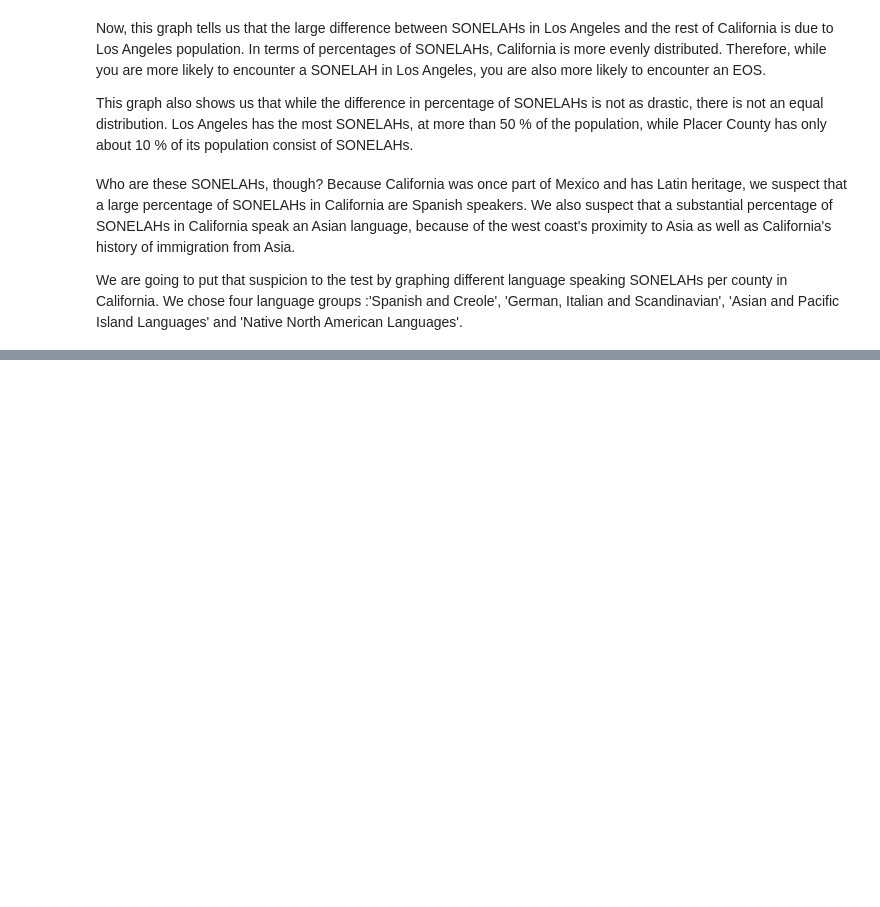
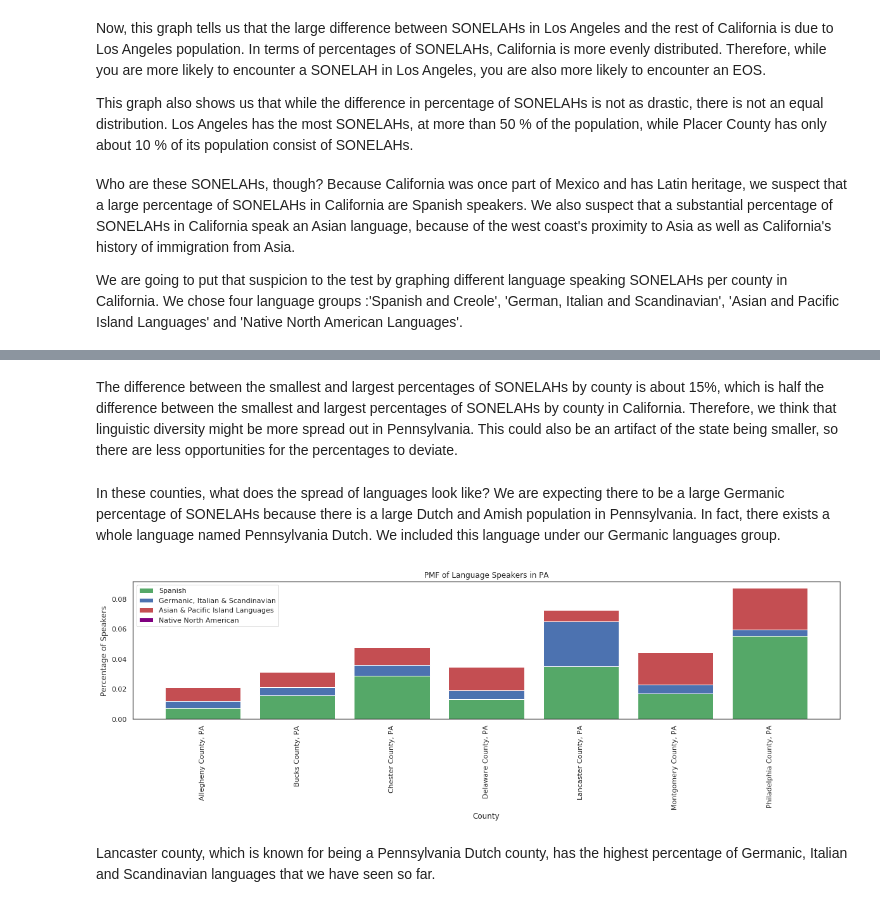
Before and after one commit to AllisonBusa/The-Mother-Tongue-of-US-Communities, a Jupyter notebook: finalfinal.ipynb, the cells around one changed output, grey strips where cells are left out. Drawn from its saved outputs; the diff is of its cells as text; code cells hidden in the pictures; blank space fills up the shorter version.

```diff
--- a/finalfinal.ipynb
+++ b/finalfinal.ipynb
@@ -567,0 +594,10 @@ We were surprised that in San Francisco county and in Santa Clara county, the ma
+# %% [markdown]
+The difference between the smallest and largest percentages of SONELAHs by county is about 15%, which is half the difference between the smallest and largest percentages of SONELAHs by county in California. Therefore, we think that linguistic diversity might be more spread out in Pennsylvania. This could also be an artifact of the state being smaller, so there are less opportunities for the percentages to deviate.
+# %% [markdown]
+In these counties, what does the spread of languages look like? We are expecting there to be a large Germanic percentage of SONELAHs because there is a large Dutch and Amish population in Pennsylvania. In fact, there exists a whole language named Pennsylvania Dutch. We included this language under our Germanic languages group.
+# %%
+plotLanguagesinCounties("PA")
+# %% [output]
+[figure, added]
+# %% [markdown]
+Lancaster county, which is known for being a Pennsylvania Dutch county, has the highest percentage of Germanic, Italian and Scandinavian languages that we have seen so far.
```
Also changed, not shown: parts of 11 cells of this notebook.
